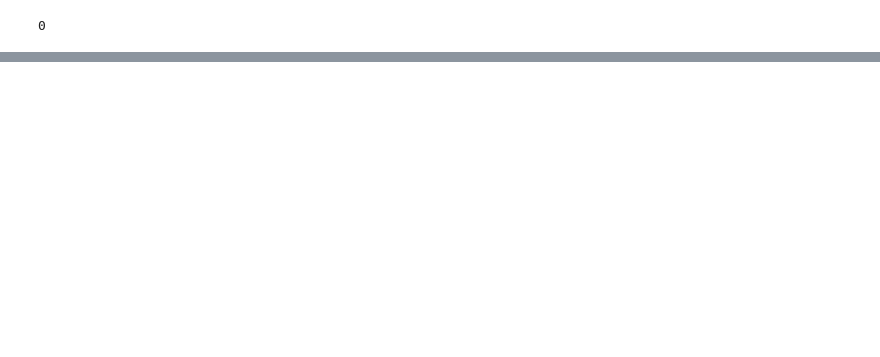
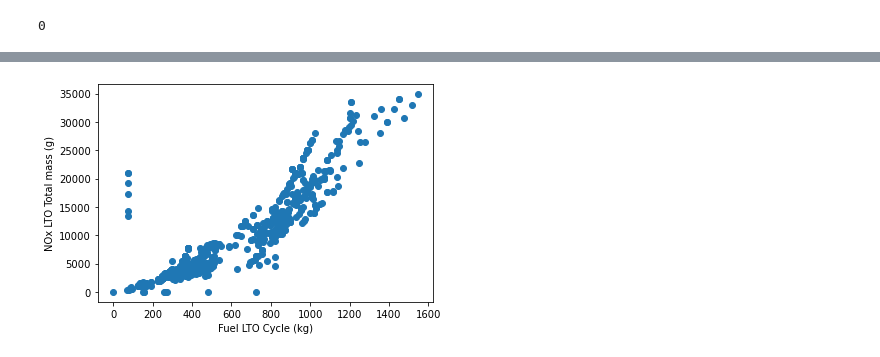
Before and after one commit to bhaktipatel31/Prediction-of-gaseous-emissions-based-on-Aircraft-Engines, a Jupyter notebook: SIC Capstone Project.ipynb, the cells around one changed output, grey strips where cells are left out. Drawn from its saved outputs; the diff is of its cells as text; code cells hidden in the pictures; blank space fills up the shorter version.

```diff
--- a/SIC Capstone Project.ipynb
+++ b/SIC Capstone Project.ipynb
@@ -142,0 +178,7 @@ import libraries for regression (scikit learn)
+# %%
+plt.scatter(df['Fuel LTO Cycle (kg)'], df['NOx LTO Total mass (g)'])
+plt.xlabel('Fuel LTO Cycle (kg)')
+plt.ylabel('NOx LTO Total mass (g)')
+plt.show()
+# %% [output]
+[figure, added]
```
Also changed, not shown: parts of 17 cells of this notebook.
